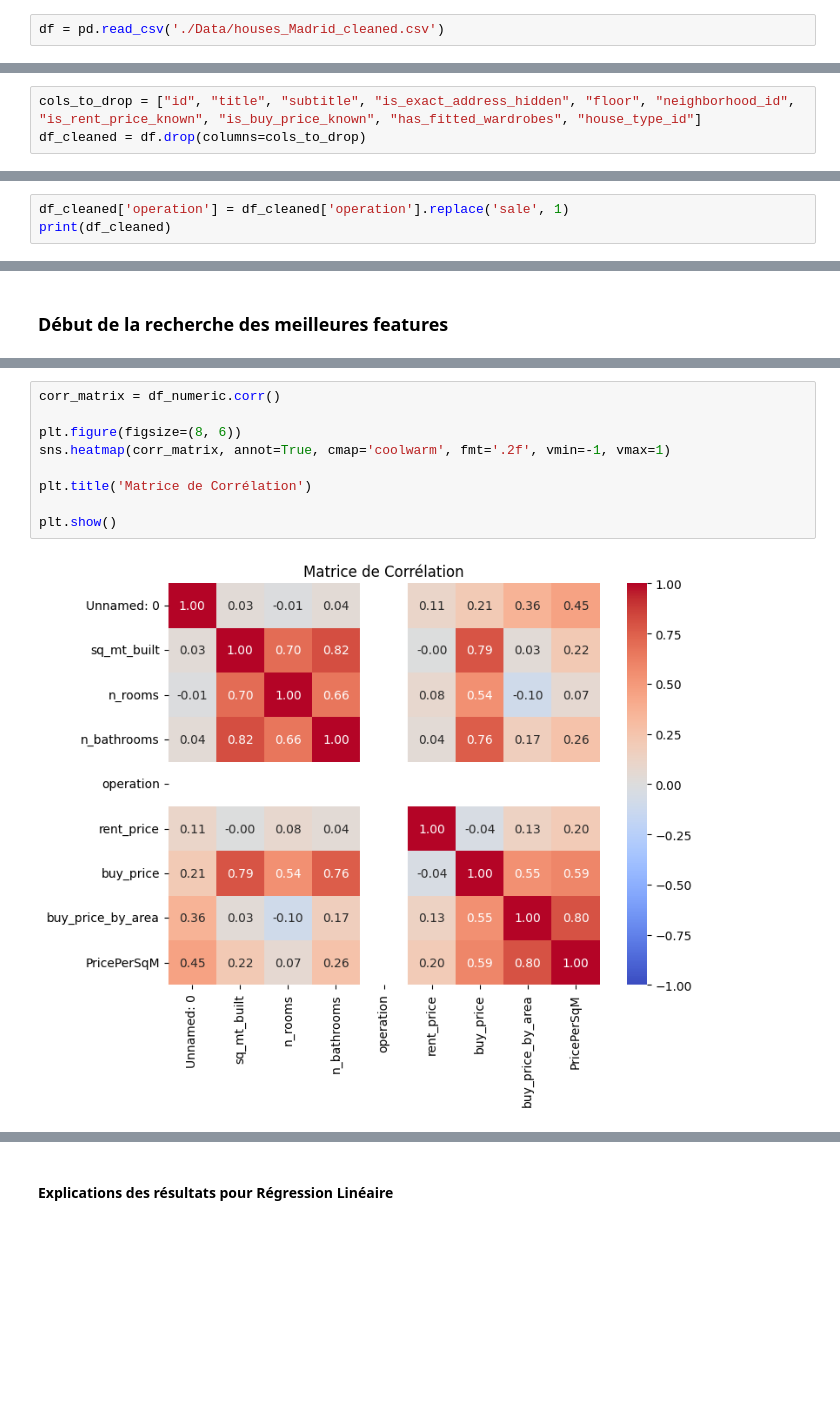
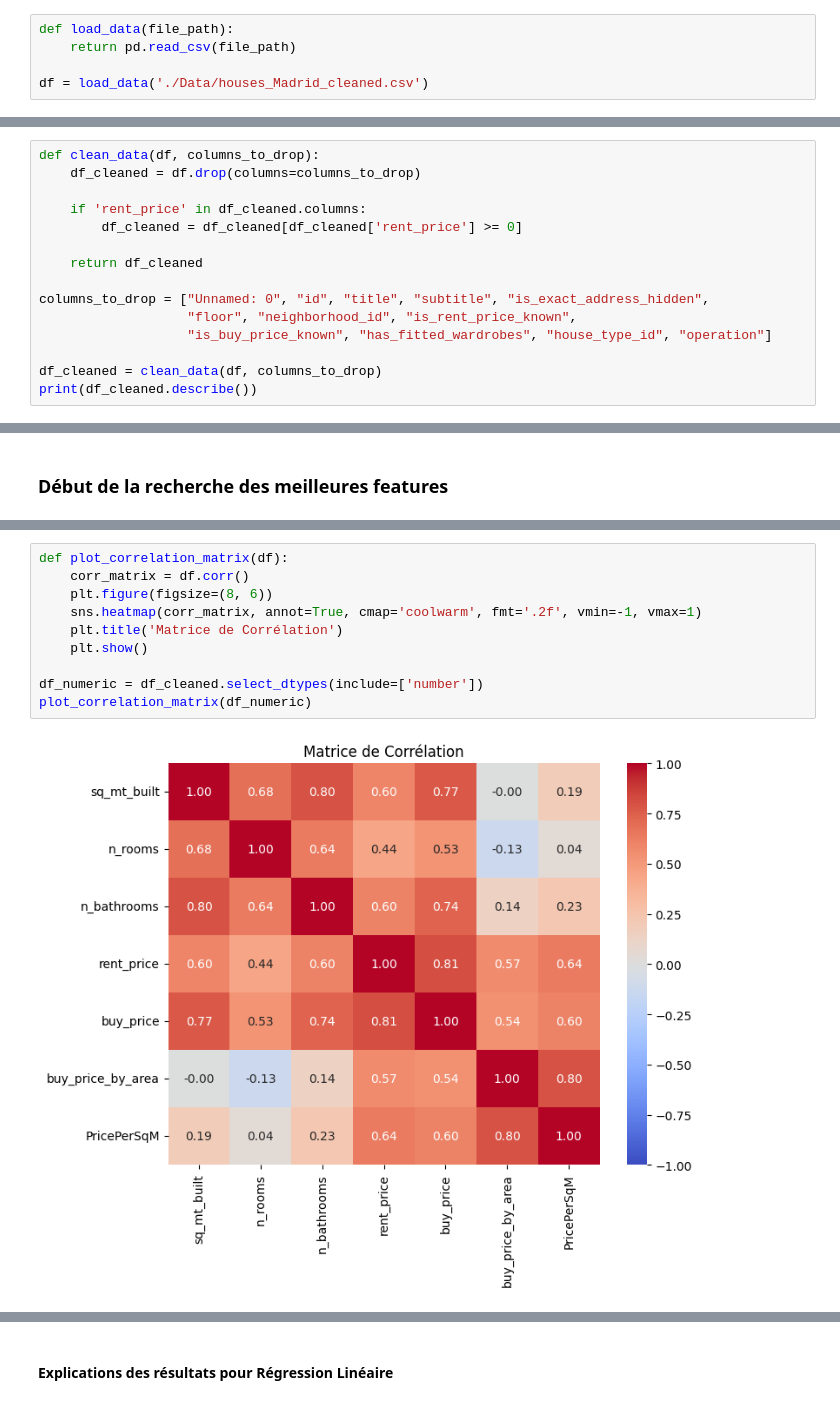
Before and after one commit to aurelien-adjimi/apartment-hunter, a Jupyter notebook: regression_notebook_aure.ipynb, the cells around one changed output, grey strips where cells are left out. Drawn from its saved outputs; the diff is of its cells as text; blank space fills up the shorter version.

```diff
--- a/regression_notebook_aure.ipynb
+++ b/regression_notebook_aure.ipynb
@@ -26,6 +26,9 @@ from sklearn.metrics import mean_squared_error, r2_score, mean_absolute_error, e
 # %% [markdown]
 ### Chargement du Dataset
 # %%
-df = pd.read_csv('./Data/houses_Madrid_cleaned.csv')
+def load_data(file_path):
+    return pd.read_csv(file_path)
+
+df = load_data('./Data/houses_Madrid_cleaned.csv')
 # %% [markdown]
 ### Début de la préparation des données
@@ -34,3 +34,0 @@ On supprime les colonnes qui ne nou servirons pas
-# %%
-cols_to_drop = ["id", "title", "subtitle", "is_exact_address_hidden", "floor", "neighborhood_id", "is_rent_price_known", "is_buy_price_known", "has_fitted_wardrobes", "house_type_id"]
-df_cleaned = df.drop(columns=cols_to_drop)
@@ -55,3 +34,0 @@ Remplacement des valeurs par 1
-# %%
-df_cleaned['operation'] = df_cleaned['operation'].replace('sale', 1)
-print(df_cleaned)
@@ -98,0 +37,15 @@ print(df_numeric)
+# %%
+def clean_data(df, columns_to_drop):
+    df_cleaned = df.drop(columns=columns_to_drop)
+
+    if 'rent_price' in df_cleaned.columns:
+        df_cleaned = df_cleaned[df_cleaned['rent_price'] >= 0]
+
+    return df_cleaned
+
+columns_to_drop = ["Unnamed: 0", "id", "title", "subtitle", "is_exact_address_hidden",
+                   "floor", "neighborhood_id", "is_rent_price_known",
+                   "is_buy_price_known", "has_fitted_wardrobes", "house_type_id", "operation"]
+
+df_cleaned = clean_data(df, columns_to_drop)
+print(df_cleaned.describe())
@@ -103,11 +76,12 @@ Sélection par matrice de corrélation
 # %%
-corr_matrix = df_numeric.corr()
+def plot_correlation_matrix(df):
+    corr_matrix = df.corr()
+    plt.figure(figsize=(8, 6))
+    sns.heatmap(corr_matrix, annot=True, cmap='coolwarm', fmt='.2f', vmin=-1, vmax=1)
+    plt.title('Matrice de Corrélation')
+    plt.show()
 
-plt.figure(figsize=(8, 6))
-sns.heatmap(corr_matrix, annot=True, cmap='coolwarm', fmt='.2f', vmin=-1, vmax=1)
-
-plt.title('Matrice de Corrélation')
-
-plt.show()
+df_numeric = df_cleaned.select_dtypes(include=['number'])
+plot_correlation_matrix(df_numeric)
 # %% [output]
-[figure, old version]
+[figure, new version]
```
Also changed, not shown: parts of 39 cells of this notebook, 1 other file.
